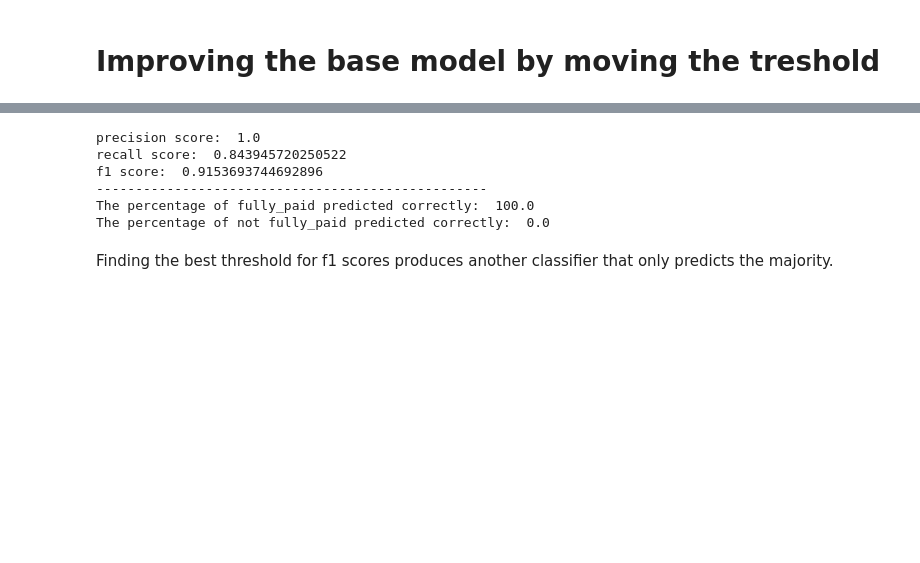
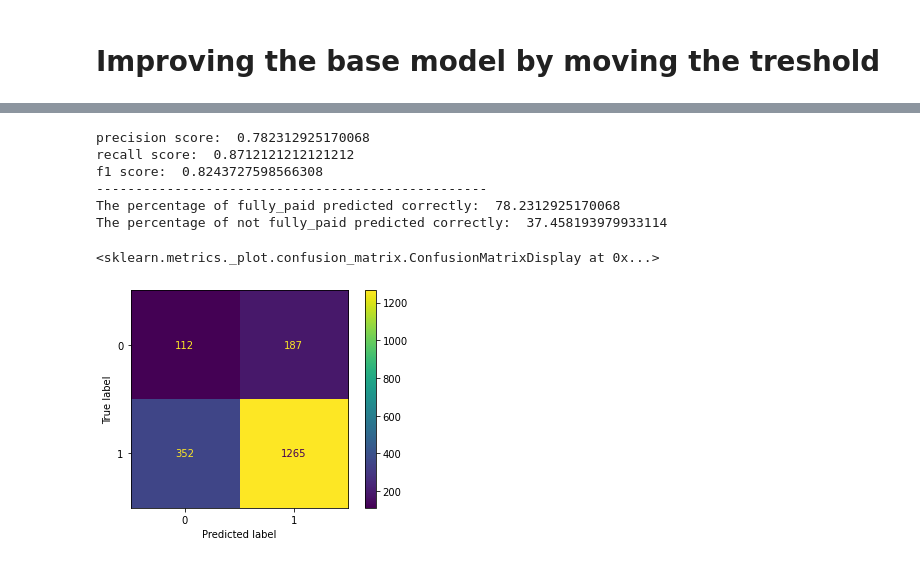
Before and after one commit to mathisme/ThinkfulSLCap, a Jupyter notebook: notebooks/RandomForests.ipynb, the cells around one changed output, grey strips where cells are left out. Cells and saved outputs as stored; diff of their text form; code cells hidden in the pictures; blank space fills up the shorter version.

```diff
--- a/notebooks/RandomForests.ipynb
+++ b/notebooks/RandomForests.ipynb
@@ -211,11 +196,17 @@ rf_t
 # %%
-print_scores(rf1, X_test, y_test, threshold=rf_t)
+print_scores(rf1, X_test, y_test, threshold=0.75)
 # %% [output]
-precision score:  1.0
-recall score:  0.843945720250522
-f1 score:  0.9153693744692896
+precision score:  0.782312925170068
+recall score:  0.8712121212121212
+f1 score:  0.8243727598566308
 --------------------------------------------------
-The percentage of fully_paid predicted correctly:  100.0
-The percentage of not fully_paid predicted correctly:  0.0
+The percentage of fully_paid predicted correctly:  78.2312925170068
+The percentage of not fully_paid predicted correctly:  37.458193979933114
-# %% [markdown]
-Finding the best threshold for f1 scores produces another classifier that only predicts the majority.
+# %%
+y_preds = get_preds(rf1, X_test, y_test, threshold=0.75)
+rf1_cm = confusion_matrix(y_test, y_preds)
+cm_disp = ConfusionMatrixDisplay(rf1_cm, display_labels=rf1.classes_)
+cm_disp.plot()
+# %% [output]
+<sklearn.metrics._plot.confusion_matrix.ConfusionMatrixDisplay at 0x...>
+[figure, added]
```
Also changed, not shown: parts of 33 cells of this notebook.
